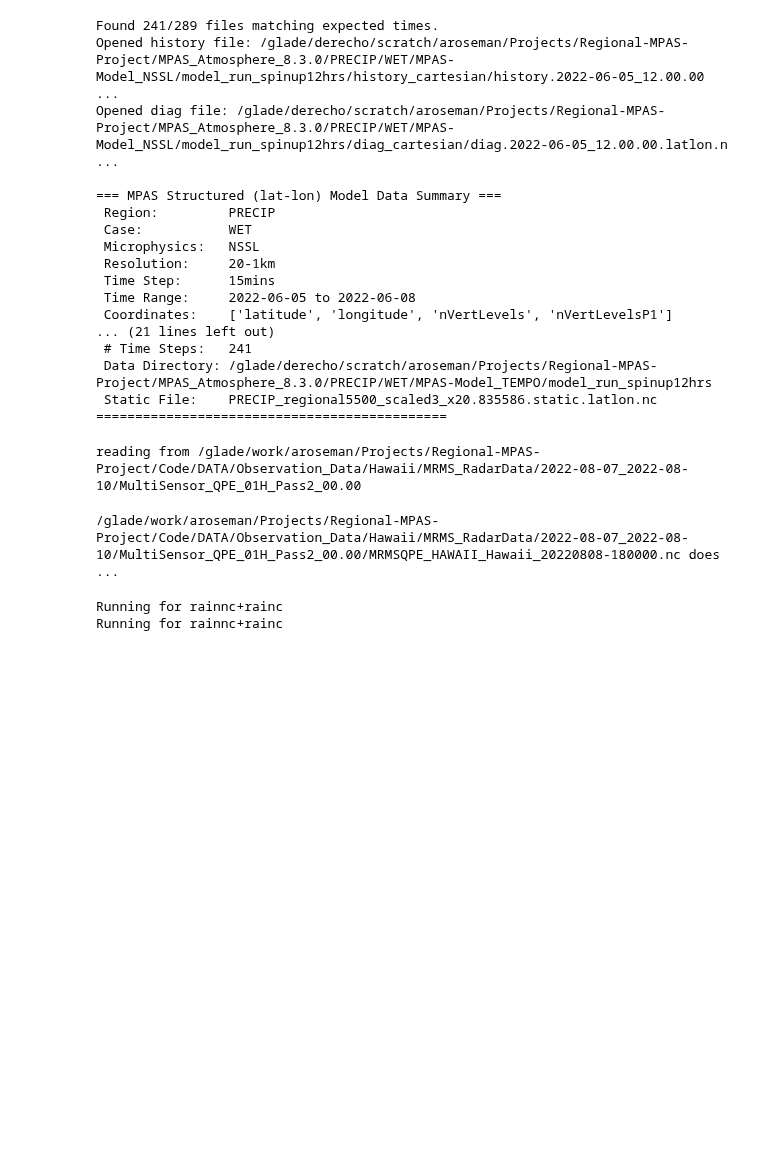
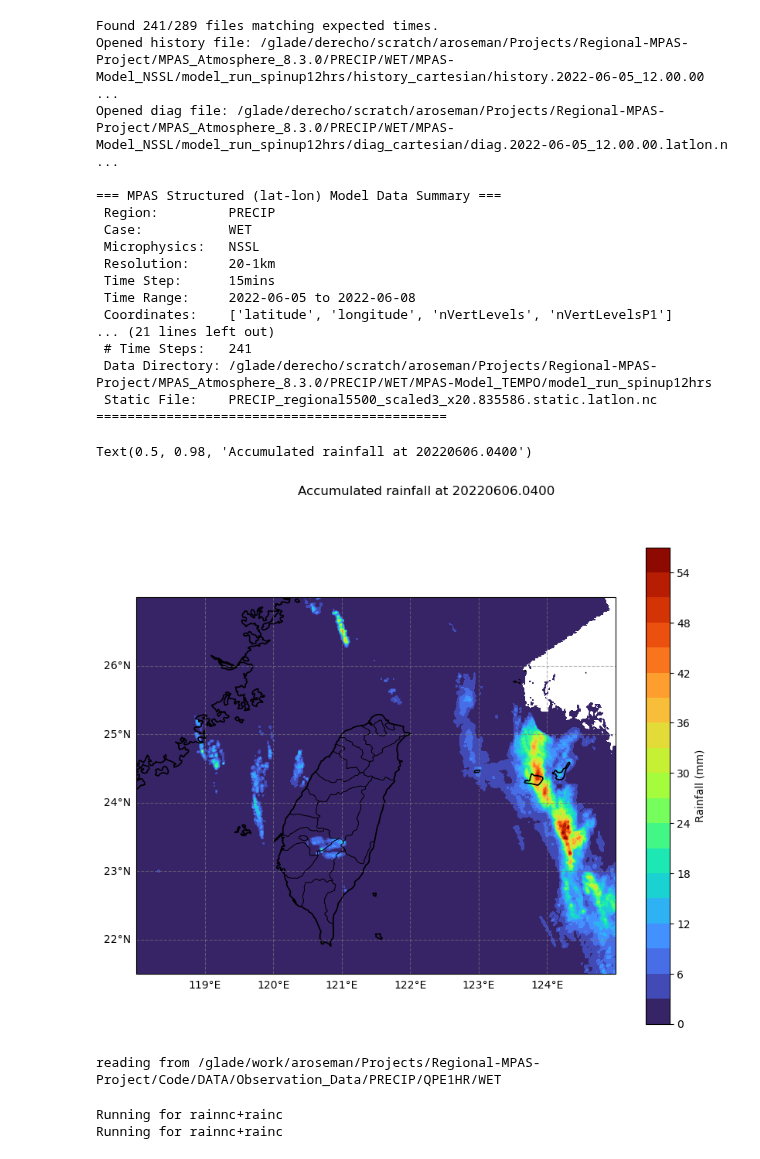
Before and after one commit to torrilab/Regional-MPAS-Project, a Jupyter notebook: CodeFiles/DataAnalysis/Observation_Data/PRECIP/RainfallHistogram/RainfallHistogram.ipynb, the cells around one changed output. Drawn from its saved outputs; the diff is of its cells as text; code cells hidden in the pictures; blank space fills up the shorter version.

```diff
--- a/CodeFiles/DataAnalysis/Observation_Data/PRECIP/RainfallHistogram/RainfallHistogram.ipynb
+++ b/CodeFiles/DataAnalysis/Observation_Data/PRECIP/RainfallHistogram/RainfallHistogram.ipynb
@@ -136,3 +161,52 @@ for mod in modules:
+# %%
+# import matplotlib.pyplot as plt
+# import cartopy.crs as ccrs
+# import cartopy.feature as cfeature
+
+
+fig = plt.figure(figsize=(10, 8))
+
+ax = plt.axes(projection=ccrs.PlateCarree())
+
+cf = ax.contourf(
+    qpeLon,
+    qpeLat,
+    rain,
+    levels=20,
+    transform=ccrs.PlateCarree(),
+    cmap="turbo"
+)
+
+# --- Map features ---
+ax.coastlines(resolution="10m", linewidth=1.2)
+ax.add_feature(cfeature.BORDERS, linewidth=1.0)
+ax.add_feature(cfeature.LAND, facecolor="none", edgecolor="black", linewidth=0.5)
+ax.add_feature(cfeature.OCEAN, facecolor="none")
+
+# Optional: Taiwan outline looks better with this
+ax.add_feature(cfeature.STATES, linewidth=0.5)
+
+# --- Domain bounds (important!) ---
+ax.set_extent(
+    [qpeLon.min(), qpeLon.max(), qpeLat.min(), qpeLat.max()],
+    crs=ccrs.PlateCarree()
+)
+gl = ax.gridlines(
+    crs=ccrs.PlateCarree(),
+    draw_labels=True,
+    linewidth=0.8,
+    color="gray",
+    alpha=0.6,
+    linestyle="--"
+)
+gl.top_labels = False
+gl.right_labels = False
+
+plt.colorbar(cf, ax=ax, label="Rainfall (mm)")
+fig.suptitle("Accumulated rainfall at 20220606.0400")
+# %% [output]
+Text(0.5, 0.98, 'Accumulated rainfall at 20220606.0400')
+[figure, added]
 # %%
 def SubsetData_Time(data,yearmonthday):
     data_T = data.sel(time=yearmonthday)
@@ -214,9 +342,8 @@ def GetAccumulatedPrecipData_MRMS_QPE(ModelData):
 # %%
-precipData_T = GetAccumulatedPrecipData_MRMS_QPE(ModelData_NSSL)
+precipData_T = GetAccumulatedPrecipData_PRECIP_QPE(ModelData_NSSL)
 precipData_T_Subset = DataSubsetting_Class.SubsetDataRegion(precipData_T, ModelData_NSSL)
 # %% [output]
-reading from /glade/work/aroseman/Projects/Regional-MPAS-Project/Code/DATA/Observation_Data/Hawaii/MRMS_RadarData/2022-08-07_2022-08-10/MultiSensor_QPE_01H_Pass2_00.00
+reading from /glade/work/aroseman/Projects/Regional-MPAS-Project/Code/DATA/Observation_Data/PRECIP/QPE1HR/WET
-/glade/work/aroseman/Projects/Regional-MPAS-Project/Code/DATA/Observation_Data/Hawaii/MRMS_RadarData/2022-08-07_2022-08-10/MultiSensor_QPE_01H_Pass2_00.00/MRMSQPE_HAWAII_Hawaii_20220808-180000.nc does ...
 # %%
 ####################################
 #CALCULATION FUNCTIONS
```
Also changed, not shown: parts of 6 cells of this notebook.
